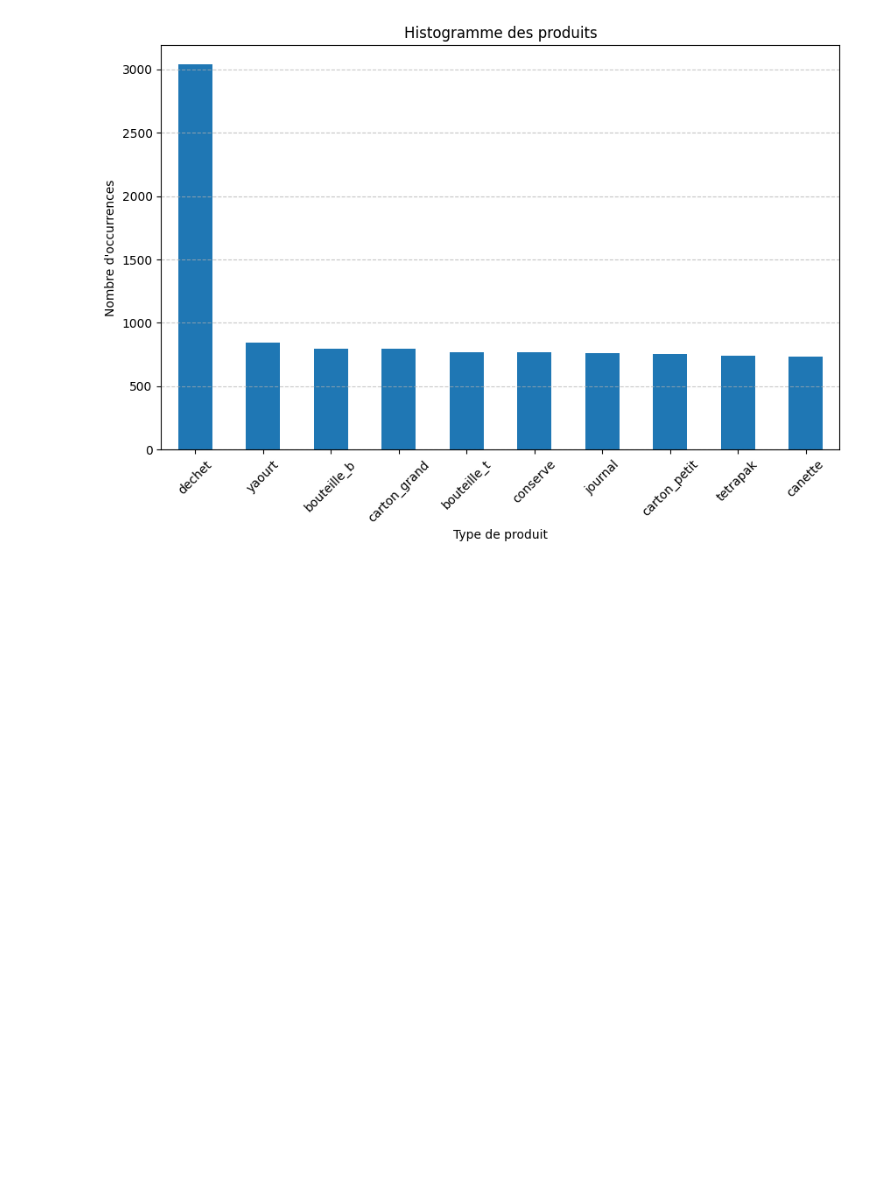
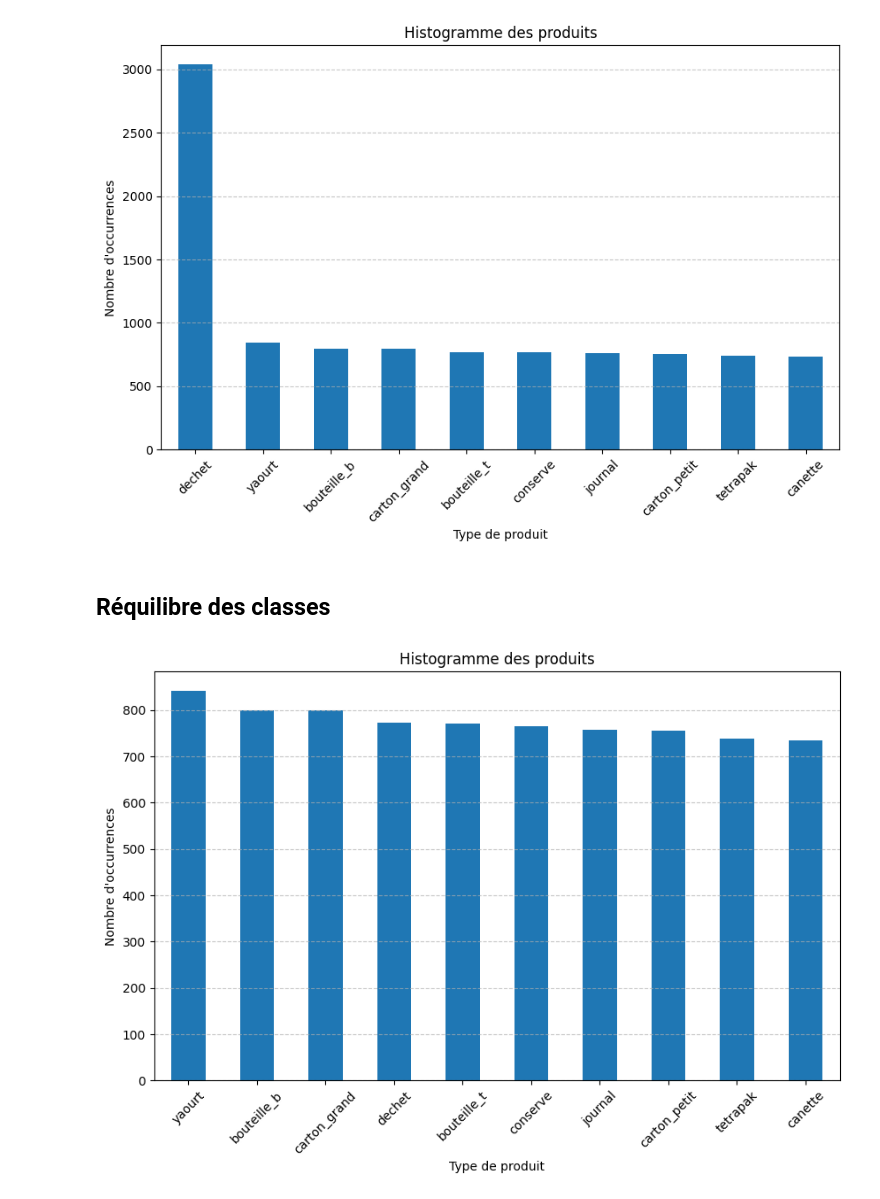
Before and after one commit to DataELG/Gestion_dechets, a Jupyter notebook: scripts/data_prepar.ipynb, the cells around one changed output. Cells and saved outputs as stored; diff of their text form; code cells hidden in the pictures; blank space fills up the shorter version.

```diff
--- a/scripts/data_prepar.ipynb
+++ b/scripts/data_prepar.ipynb
@@ -64,3 +74,42 @@ plt.grid(axis='y', linestyle='--', alpha=0.7)
 plt.show()
 # %% [output]
 [figure]
+# %% [markdown]
+## Réquilibre des classes
+# %%
+# Classe majoritaire : "déchet"
+majority_class = df_dechets[df_dechets['product'] == 'dechet']
+
+# Classes minoritaires
+minority_classes = df_dechets[df_dechets['product'] != 'dechet']
+
+# Taille cible (par exemple, la moyenne des autres classes)
+target_size = minority_classes['product'].value_counts().mean()
+
+# Undersampling de la classe majoritaire
+majority_downsampled = resample(majority_class,
+                                replace=False,          # Pas de duplication
+                                n_samples=int(target_size),  # Taille cible
+                                random_state=42)
+
+# Combiner les classes rééquilibrées
+df_balanced = pd.concat([majority_downsampled, minority_classes])
+
+# Mélange des données
+df_balanced = df_balanced.sample(frac=1, random_state=42).reset_index(drop=True)
+# %%
+# Vérification
+product_counts = df_balanced['product'].value_counts()
+
+# Créer un histogramme
+plt.figure(figsize=(10, 6))
+product_counts.plot(kind='bar')
+plt.title('Histogramme des produits')
+plt.xlabel('Type de produit')
+plt.ylabel('Nombre d\'occurrences')
+plt.xticks(rotation=45)
+plt.grid(axis='y', linestyle='--', alpha=0.7)
+
+plt.show()
+# %% [output]
+[figure, added]
```
Also changed, not shown: parts of 28 cells of this notebook.
